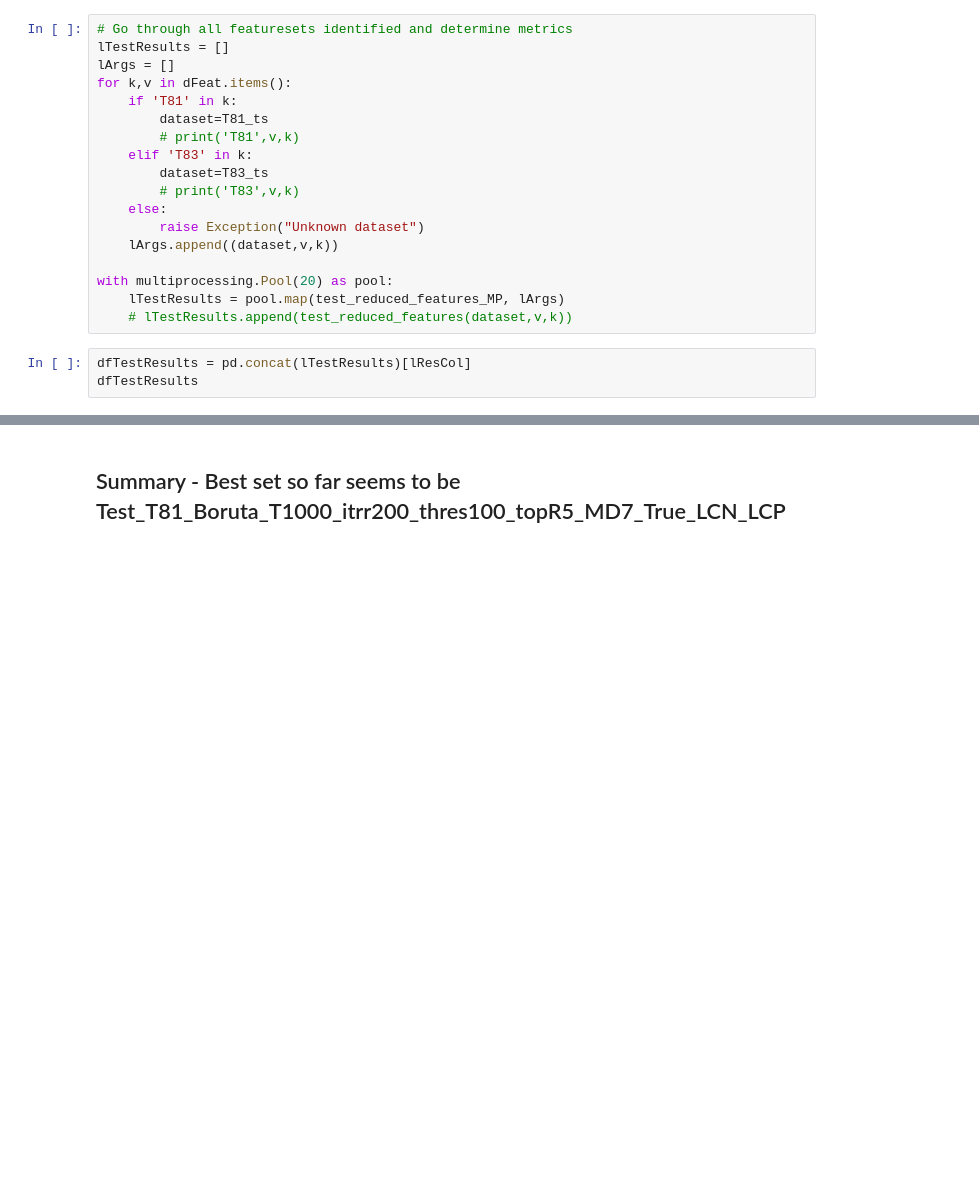
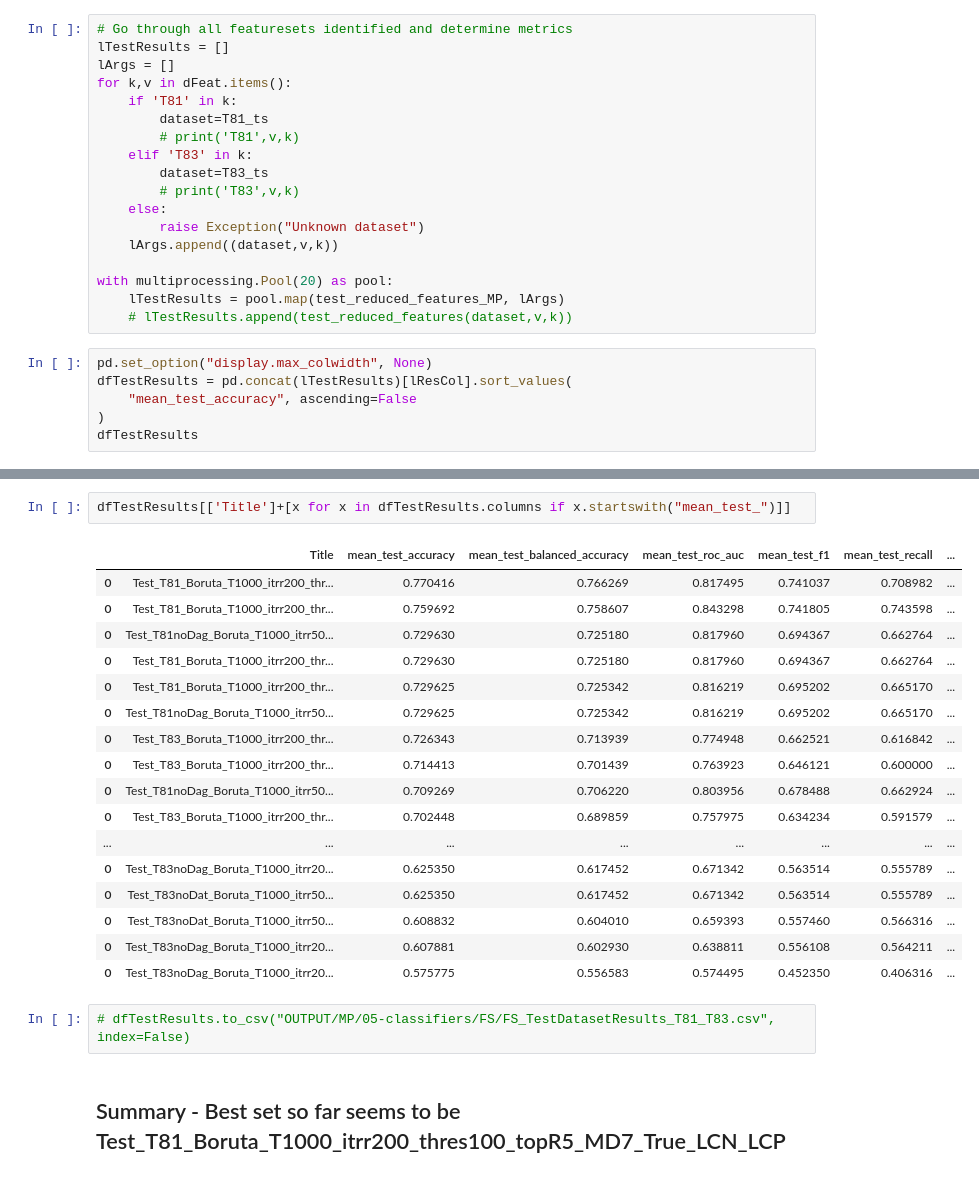
Before and after one commit to davidtweddell/lc_repo, a Jupyter notebook: 05-classifiers.ipynb, the cells around one changed output, grey strips where cells are left out. Drawn from its saved outputs; the diff is of its cells as text; blank space fills up the shorter version.

```diff
--- a/05-classifiers.ipynb
+++ b/05-classifiers.ipynb
@@ -312,7 +349,10 @@ with multiprocessing.Pool(20) as pool:
     lTestResults = pool.map(test_reduced_features_MP, lArgs)
     # lTestResults.append(test_reduced_features(dataset,v,k))
 # %%
-dfTestResults = pd.concat(lTestResults)[lResCol]
+pd.set_option("display.max_colwidth", None)
+dfTestResults = pd.concat(lTestResults)[lResCol].sort_values(
+    "mean_test_accuracy", ascending=False
+)
 dfTestResults
 # %% [output]
 |  | Title | cv | param_clf | param_clf__max_depth | param_clf__n_estimators | param_clf__random_state | ... |
@@ -356,3 +375,25 @@ dfTestResults.sort_values('mean_test_accuracy', ascending=False)
+# %%
+dfTestResults[['Title']+[x for x in dfTestResults.columns if x.startswith("mean_test_")]]
+# %% [output]
+|  | Title | mean_test_accuracy | mean_test_balanced_accuracy | mean_test_roc_auc | mean_test_f1 | mean_test_recall | ... |
+| 0 | Test_T81_Boruta_T1000_itrr200_thr... | 0.770416 | 0.766269 | 0.817495 | 0.741037 | 0.708982 | ... |
+| 0 | Test_T81_Boruta_T1000_itrr200_thr... | 0.759692 | 0.758607 | 0.843298 | 0.741805 | 0.743598 | ... |
+| 0 | Test_T81noDag_Boruta_T1000_itrr50... | 0.729630 | 0.725180 | 0.817960 | 0.694367 | 0.662764 | ... |
+| 0 | Test_T81_Boruta_T1000_itrr200_thr... | 0.729630 | 0.725180 | 0.817960 | 0.694367 | 0.662764 | ... |
+| 0 | Test_T81_Boruta_T1000_itrr200_thr... | 0.729625 | 0.725342 | 0.816219 | 0.695202 | 0.665170 | ... |
+| 0 | Test_T81noDag_Boruta_T1000_itrr50... | 0.729625 | 0.725342 | 0.816219 | 0.695202 | 0.665170 | ... |
+| 0 | Test_T83_Boruta_T1000_itrr200_thr... | 0.726343 | 0.713939 | 0.774948 | 0.662521 | 0.616842 | ... |
+| 0 | Test_T83_Boruta_T1000_itrr200_thr... | 0.714413 | 0.701439 | 0.763923 | 0.646121 | 0.600000 | ... |
+| 0 | Test_T81noDag_Boruta_T1000_itrr50... | 0.709269 | 0.706220 | 0.803956 | 0.678488 | 0.662924 | ... |
+| 0 | Test_T83_Boruta_T1000_itrr200_thr... | 0.702448 | 0.689859 | 0.757975 | 0.634234 | 0.591579 | ... |
+| ... | ... | ... | ... | ... | ... | ... | ... |
+| 0 | Test_T83noDag_Boruta_T1000_itrr20... | 0.625350 | 0.617452 | 0.671342 | 0.563514 | 0.555789 | ... |
+| 0 | Test_T83noDat_Boruta_T1000_itrr50... | 0.625350 | 0.617452 | 0.671342 | 0.563514 | 0.555789 | ... |
+| 0 | Test_T83noDat_Boruta_T1000_itrr50... | 0.608832 | 0.604010 | 0.659393 | 0.557460 | 0.566316 | ... |
+| 0 | Test_T83noDag_Boruta_T1000_itrr20... | 0.607881 | 0.602930 | 0.638811 | 0.556108 | 0.564211 | ... |
+| 0 | Test_T83noDag_Boruta_T1000_itrr20... | 0.575775 | 0.556583 | 0.574495 | 0.452350 | 0.406316 | ... |
+# %%
+# dfTestResults.to_csv("OUTPUT/MP/05-classifiers/FS/FS_TestDatasetResults_T81_T83.csv", index=False)
 # %% [markdown]
 ## Summary - Best set so far seems to be Test_T81_Boruta_T1000_itrr200_thres100_topR5_MD7_True_LCN_LCP
 # %% [markdown]
```
Also changed, not shown: parts of 11 cells of this notebook, 1 other file.
